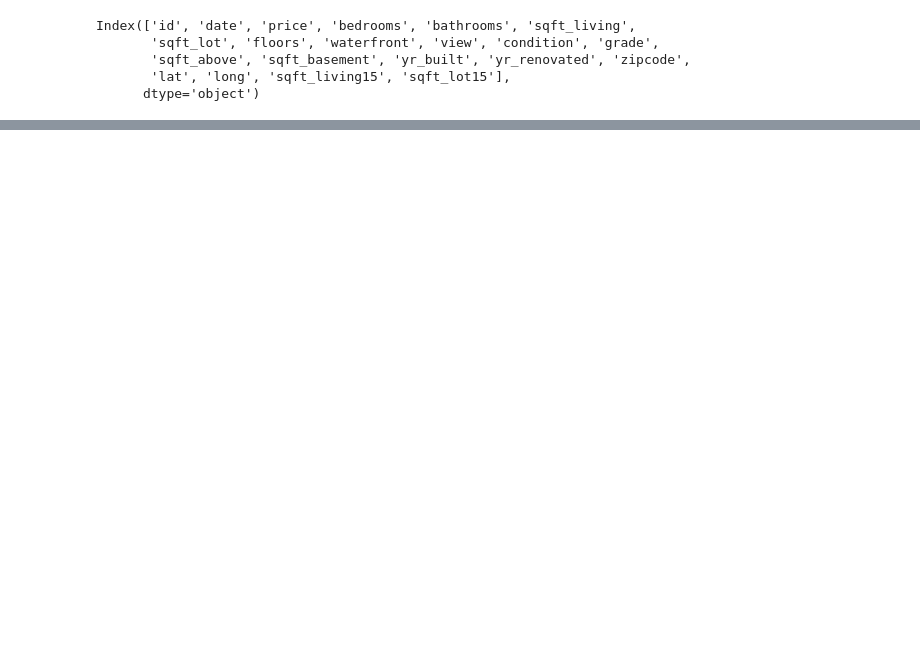
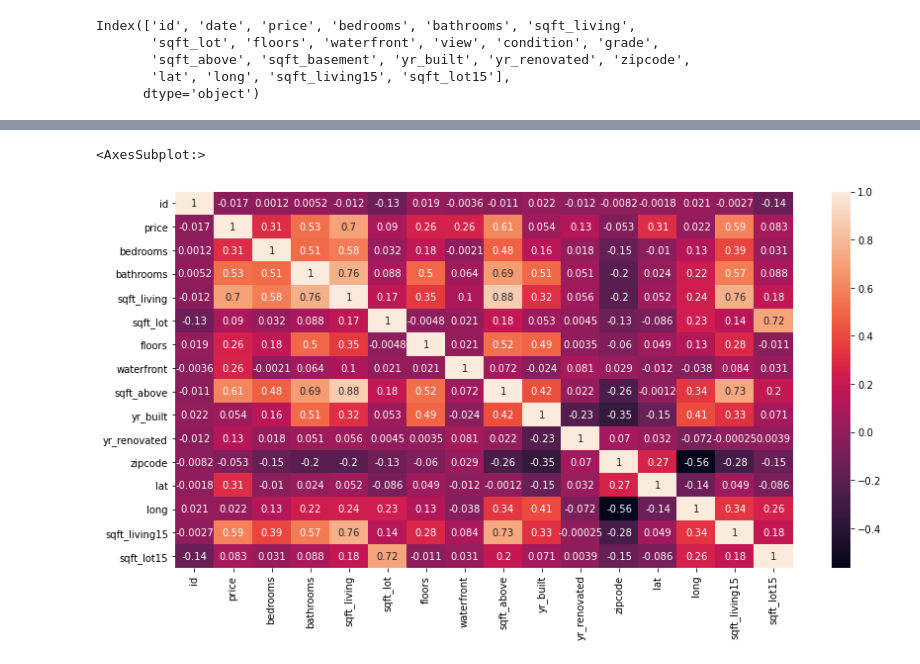
Before and after one commit to hgcostello/Phase2-Project, a Jupyter notebook: hgc_working_notebook.ipynb, the cells around one changed output, grey strips where cells are left out. Cells and saved outputs as stored; diff of their text form; code cells hidden in the pictures; blank space fills up the shorter version.

```diff
--- a/hgc_working_notebook.ipynb
+++ b/hgc_working_notebook.ipynb
@@ -26,5 +45,15 @@ Index(['id', 'date', 'price', 'bedrooms', 'bathrooms', 'sqft_living',
        'sqft_above', 'sqft_basement', 'yr_built', 'yr_renovated', 'zipcode',
        'lat', 'long', 'sqft_living15', 'sqft_lot15'],
       dtype='object')
-# %%
-df = pd.read_csv('data/kc_house_data.csv')
+# %%
+df['waterfront'].unique()
+df['waterfront'].value_counts(dropna=False)
+# Turn NaNs to No
+df['waterfront'] = df['waterfront'].fillna('NO')
+
+# Convert to 0 or 1
+mapdict = {'YES': 1, 'NO': 0}
+df['waterfront'] = df['waterfront'].map(mapdict)
+
+# Check result
+df['waterfront'].value_counts(dropna=False)
@@ -30,0 +79,9 @@ df = pd.read_csv('data/kc_house_data.csv')
+# %%
+# Create Yes/No column for view
+df['view_y_n'] = df['view'].apply(lambda x: 0 if x == 'NONE' else 1)
+df['view_y_n'].value_counts()
+
+# Actually let's just drop view because so many are None.
+df.drop(['view_y_n', 'view'], axis = 1, inplace=True)
+
+df.columns
@@ -30,0 +94,10 @@ df = pd.read_csv('data/kc_house_data.csv')
+# %%
+df['condition'].value_counts()
+
+# Map numerical values
+
+mapdict = {'Poor': 0, 'Fair': 1, 'Average': 2, 'Good': 3, 'Very Good': 4}
+df['condition'] = df['condition'].map(mapdict)
+
+
+df['condition'].value_counts()
@@ -30,0 +157,6 @@ df = pd.read_csv('data/kc_house_data.csv')
+# %%
+plt.figure(figsize=(14,7))
+sns.heatmap(df.corr(),annot=True)
+# %% [output]
+<AxesSubplot:>
+[figure, added]
```
Also changed, not shown: parts of 46 cells of this notebook.
